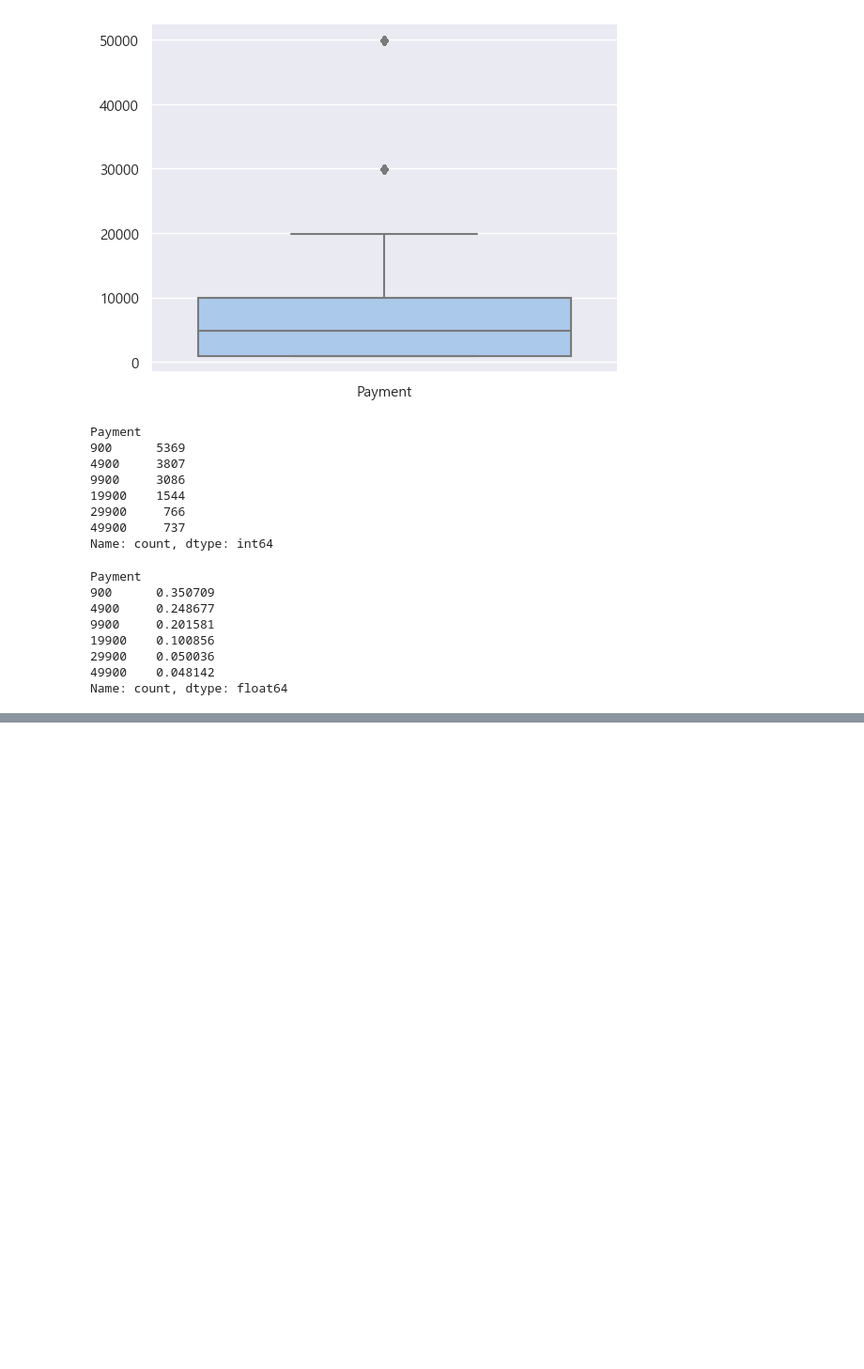
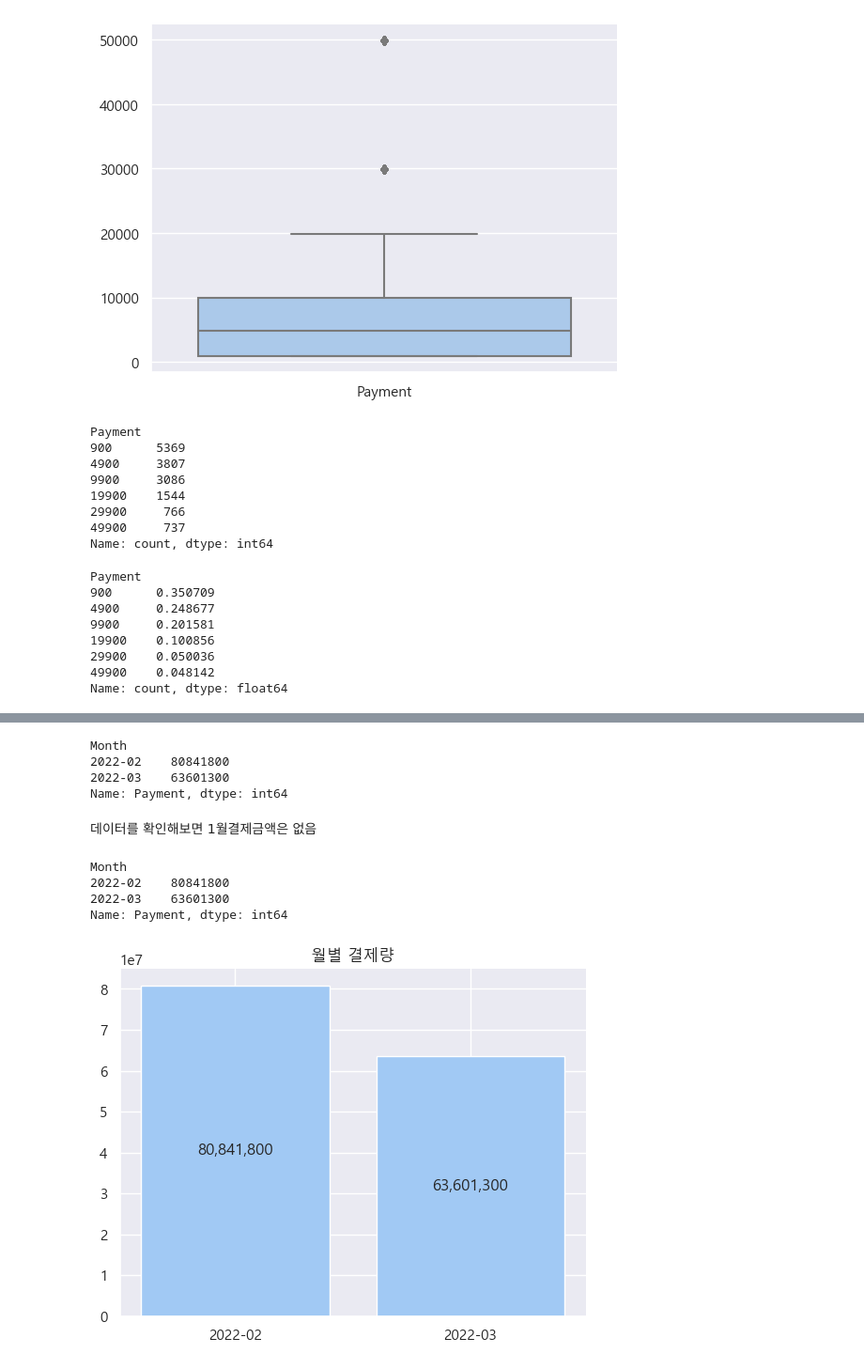
Before and after one commit to leejaesang6098/aiffel_study, a Jupyter notebook: 0822_node/game_data.ipynb, the cells around one changed output, grey strips where cells are left out. Shown at 94% size. Drawn from its saved outputs; the diff is of its cells as text; code cells hidden in the pictures; blank space fills up the shorter version.

Commit message:
game_data

```diff
--- a/0822_node/game_data.ipynb
+++ b/0822_node/game_data.ipynb
@@ -95,3 +95,5 @@ Payment
 29900    0.050036
 49900    0.048142
 Name: count, dtype: float64
+# %%
+saleslog["Month"] = saleslog["Time_stamp"].str[:7]
@@ -97,0 +109,24 @@ Name: count, dtype: float64
+# %%
+saleslog["Payment"].groupby(saleslog["Month"]).sum()
+# %% [output]
+Month
+2022-02    80841800
+2022-03    63601300
+Name: Payment, dtype: int64
+# %% [markdown]
+데이터를 확인해보면 1월결제금액은 없음
+# %%
+temp_data = saleslog["Payment"].groupby(saleslog["Month"]).sum()
+temp_data
+# %% [output]
+Month
+2022-02    80841800
+2022-03    63601300
+Name: Payment, dtype: int64
+# %%
+ax = plt.bar(temp_data.index, temp_data)
+plt.bar_label(ax, labels=[f"{i:,}" for i in temp_data], label_type="center") # 막대그래프에 라벨 입력방법
+plt.title("월별 결제량")
+plt.show()
+# %% [output]
+[figure, added]
```
Also changed, not shown: parts of 1 cell of this notebook.
